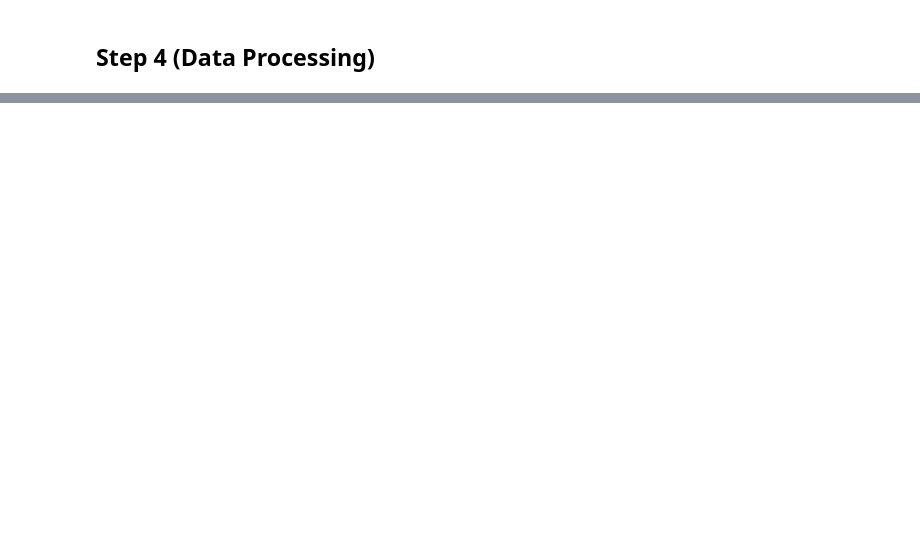
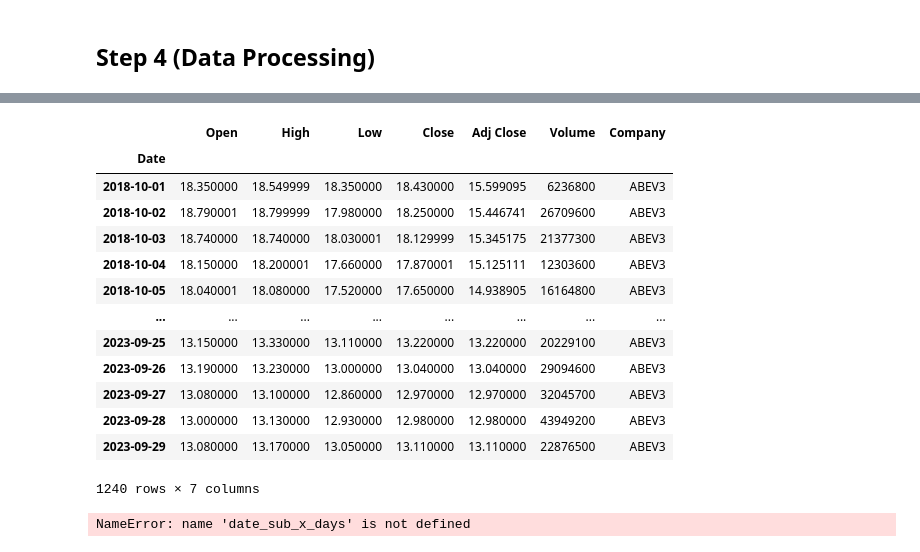
Before and after one commit to felipedaniel1910/StockMarketPrediction, a Jupyter notebook: etl_workflow.ipynb, the cells around one changed output, grey strips where cells are left out. Drawn from its saved outputs; the diff is of its cells as text; code cells hidden in the pictures; blank space fills up the shorter version.

Commit message:
Getting the cotations

```diff
--- a/etl_workflow.ipynb
+++ b/etl_workflow.ipynb
@@ -233,0 +300,5 @@ for file in files_list:
+# %%
+#drop first columns of balance
+balance = balance.drop(columns=balance.columns[0], axis=1)
+#drop first column of income (used a different methos due the nan name of the column)
+del income[income.columns[0]]
@@ -233,0 +398,10 @@ for file in files_list:
+# %%
+# end date
+from datetime import datetime, timedelta
+end_date = fundamentus[config.companies[1]].columns[-1]
+end_date_dt = datetime.strptime(end_date, "%d/%m/%Y")
+start_date_dt = (end_date_dt - timedelta(days= 5 * 365))
+end_date_str = end_date_dt.strftime("%Y-%m-%d")
+start_date_str = start_date_dt.strftime("%Y-%m-%d")
+print(f'Start date: {end_date_str}')
+print(f'End date: {start_date_str}')
@@ -233,0 +411,10 @@ for file in files_list:
+# %%
+cotation = {}
+for company in  ["ABEV3", "AZUL4", "B3SA3"]:
+    cotation_df = yf.download(f"{company}.SA", start=start_date_str, end=end_date_str, progress=False)
+    cotation_df['Company'] = company
+    cotation[company] = cotation_df
+
+cotation_bkp = cotation
+# %%
+cotation = cotation_bkp
@@ -233,0 +492,21 @@ for file in files_list:
+# %%
+cotation['ABEV3']
+# %% [output]
+|  | Open | High | Low | Close | Adj Close | Volume | Company |
+| Date |  |  |  |  |  |  |  |
+| 2018-10-01 | 18.350000 | 18.549999 | 18.350000 | 18.430000 | 15.599095 | 6236800 | ABEV3 |
+| 2018-10-02 | 18.790001 | 18.799999 | 17.980000 | 18.250000 | 15.446741 | 26709600 | ABEV3 |
+| 2018-10-03 | 18.740000 | 18.740000 | 18.030001 | 18.129999 | 15.345175 | 21377300 | ABEV3 |
+| 2018-10-04 | 18.150000 | 18.200001 | 17.660000 | 17.870001 | 15.125111 | 12303600 | ABEV3 |
+| 2018-10-05 | 18.040001 | 18.080000 | 17.520000 | 17.650000 | 14.938905 | 16164800 | ABEV3 |
+| ... | ... | ... | ... | ... | ... | ... | ... |
+| 2023-09-25 | 13.150000 | 13.330000 | 13.110000 | 13.220000 | 13.220000 | 20229100 | ABEV3 |
+| 2023-09-26 | 13.190000 | 13.230000 | 13.000000 | 13.040000 | 13.040000 | 29094600 | ABEV3 |
+| 2023-09-27 | 13.080000 | 13.100000 | 12.860000 | 12.970000 | 12.970000 | 32045700 | ABEV3 |
+| 2023-09-28 | 13.000000 | 13.130000 | 12.930000 | 12.980000 | 12.980000 | 43949200 | ABEV3 |
+| 2023-09-29 | 13.080000 | 13.170000 | 13.050000 | 13.110000 | 13.110000 | 22876500 | ABEV3 |
+1240 rows × 7 columns
+# %%
+cotation['ABEV3'].loc[date_sub_x_days].values
+# %% [output]
+NameError: name 'date_sub_x_days' is not defined
```
Also changed, not shown: parts of 34 cells of this notebook, 5 other files.
